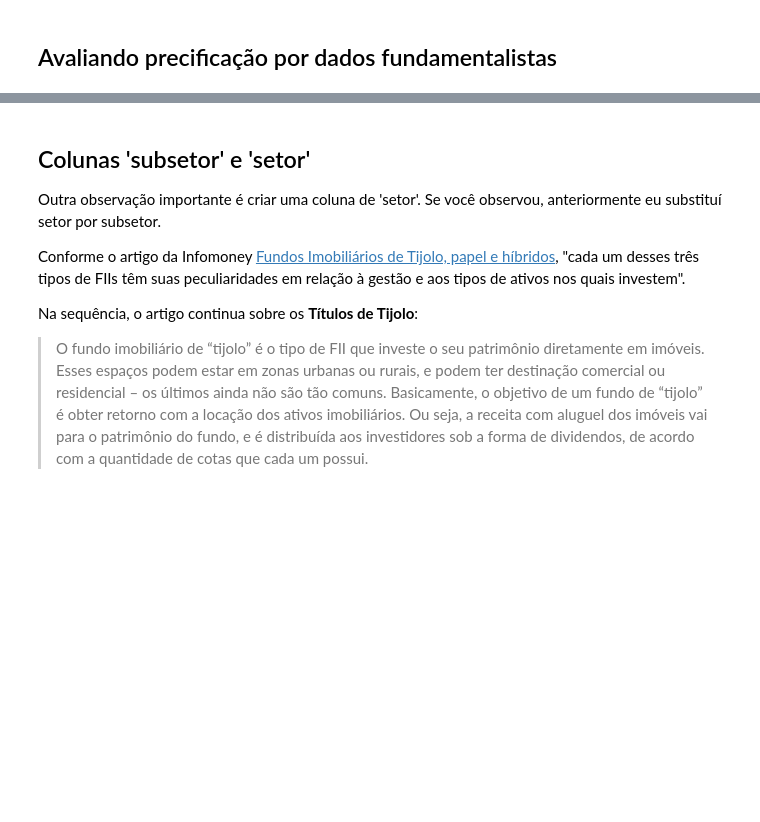
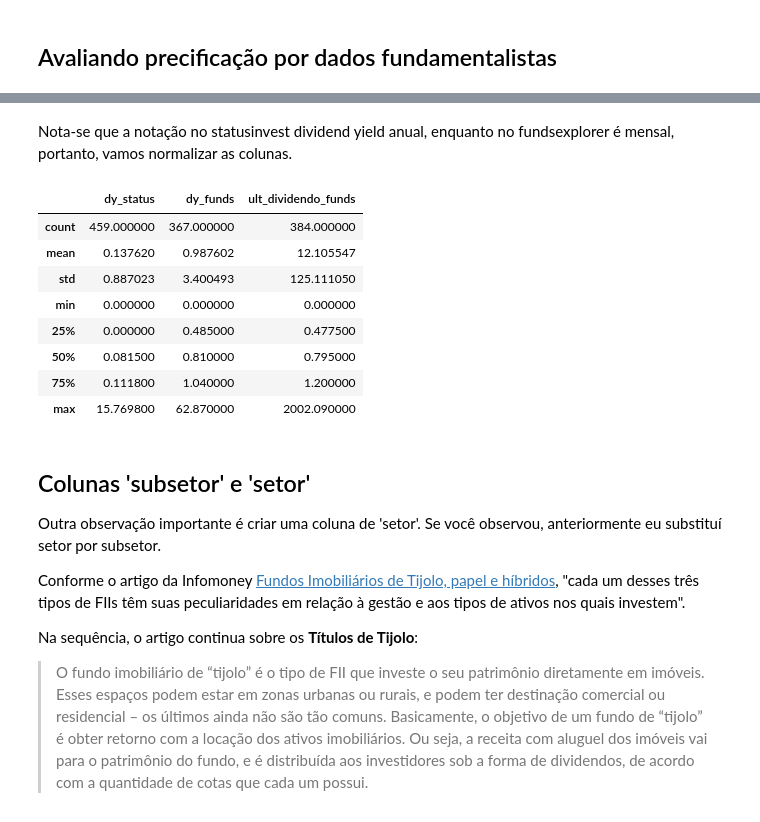
Before and after one commit to Mateus-cpa/analisando_fiis, a Jupyter notebook: analisando-fiis.ipynb, the cells around one changed output, grey strips where cells are left out. Cells and saved outputs as stored; diff of their text form; code cells hidden in the pictures; blank space fills up the shorter version.

```diff
--- a/analisando-fiis.ipynb
+++ b/analisando-fiis.ipynb
@@ -572,3 +595,18 @@ fiis
+# %% [markdown]
+Nota-se que a notação no statusinvest dividend yield anual, enquanto no fundsexplorer é mensal, portanto, vamos normalizar as colunas.
+# %%
+#fiis.dy_status = fiis.dy_status/100
+fiis[['dy_status','dy_funds','ult_dividendo_funds']].describe()
+# %% [output]
+|  | dy_status | dy_funds | ult_dividendo_funds |
+| count | 459.000000 | 367.000000 | 384.000000 |
+| mean | 0.137620 | 0.987602 | 12.105547 |
+| std | 0.887023 | 3.400493 | 125.111050 |
+| min | 0.000000 | 0.000000 | 0.000000 |
+| 25% | 0.000000 | 0.485000 | 0.477500 |
+| 50% | 0.081500 | 0.810000 | 0.795000 |
+| 75% | 0.111800 | 1.040000 | 1.200000 |
+| max | 15.769800 | 62.870000 | 2002.090000 |
 # %% [markdown]
 ## Colunas 'subsetor' e 'setor'
 
```
Also changed, not shown: parts of 6 cells of this notebook.
